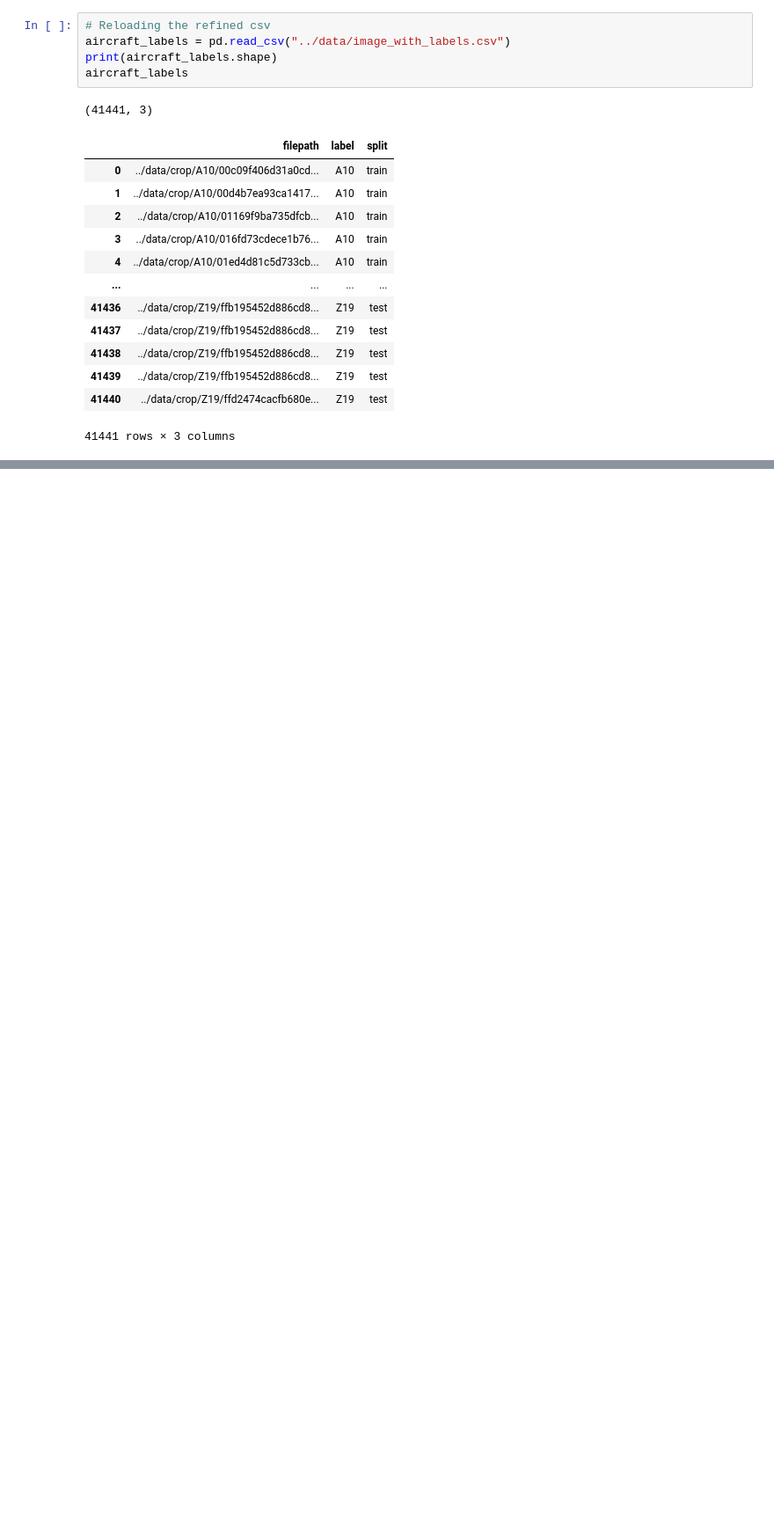
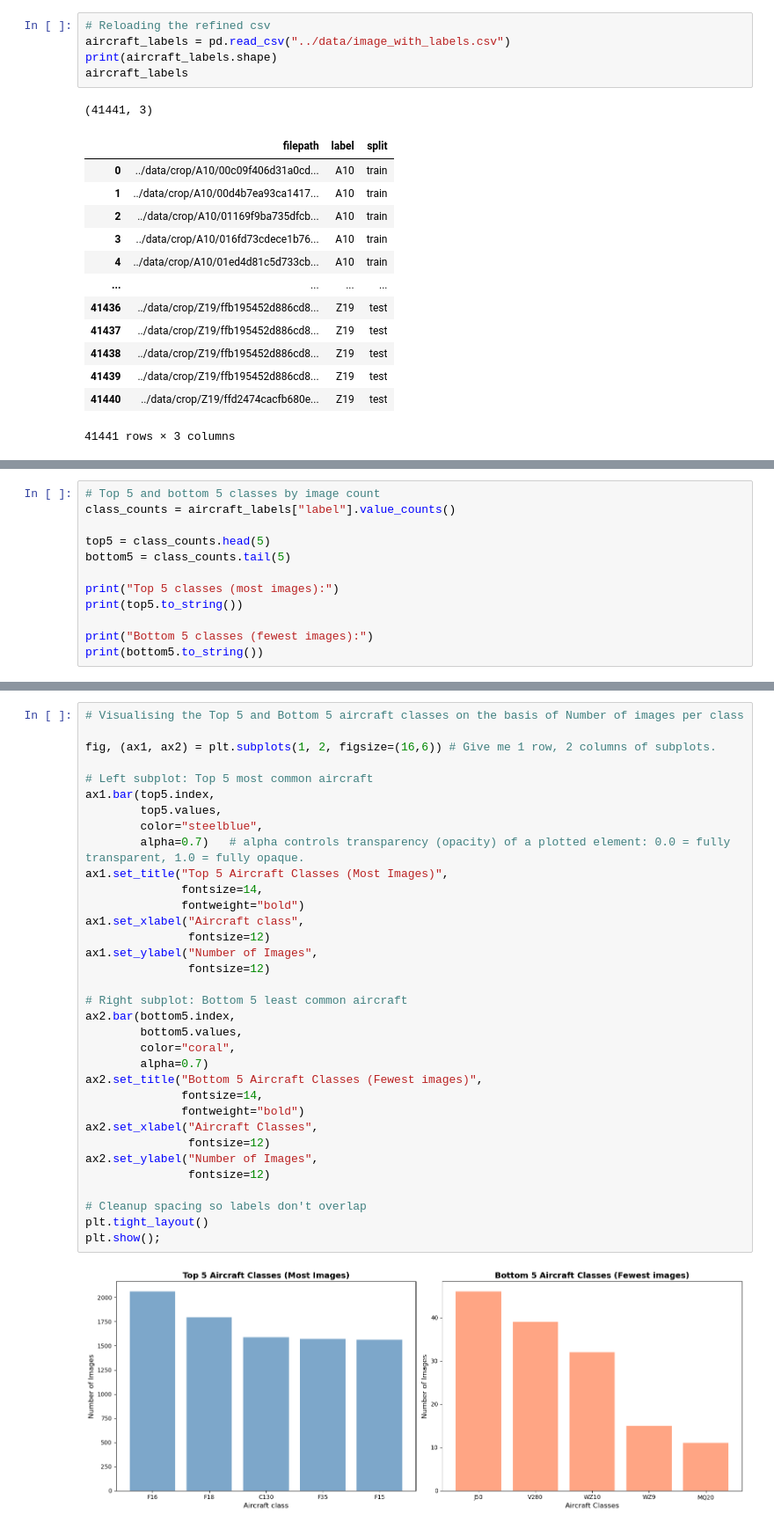
Before and after one commit to Eakempreet/ATAS_Project, a Jupyter notebook: notebooks/01_aircraft_classifier.ipynb, the cells around one changed output, grey strips where cells are left out. Shown at 88% size. Drawn from its saved outputs; the diff is of its cells as text; blank space fills up the shorter version.

```diff
--- a/notebooks/01_aircraft_classifier.ipynb
+++ b/notebooks/01_aircraft_classifier.ipynb
@@ -643,0 +649,12 @@ plt.show();
+# %%
+# Top 5 and bottom 5 classes by image count
+class_counts = aircraft_labels["label"].value_counts()
+
+top5 = class_counts.head(5)
+bottom5 = class_counts.tail(5)
+
+print("Top 5 classes (most images):")
+print(top5.to_string())
+
+print("Bottom 5 classes (fewest images):")
+print(bottom5.to_string())
@@ -643,0 +676,36 @@ plt.show();
+# %%
+# Visualising the Top 5 and Bottom 5 aircraft classes on the basis of Number of images per class
+
+fig, (ax1, ax2) = plt.subplots(1, 2, figsize=(16,6)) # Give me 1 row, 2 columns of subplots.
+
+# Left subplot: Top 5 most common aircraft
+ax1.bar(top5.index,
+        top5.values,
+        color="steelblue",
+        alpha=0.7)   # alpha controls transparency (opacity) of a plotted element: 0.0 = fully transparent, 1.0 = fully opaque.
+ax1.set_title("Top 5 Aircraft Classes (Most Images)",
+              fontsize=14,
+              fontweight="bold")
+ax1.set_xlabel("Aircraft class",
+               fontsize=12)
+ax1.set_ylabel("Number of Images",
+               fontsize=12)
+
+# Right subplot: Bottom 5 least common aircraft
+ax2.bar(bottom5.index,
+        bottom5.values,
+        color="coral",
+        alpha=0.7)
+ax2.set_title("Bottom 5 Aircraft Classes (Fewest images)",
+              fontsize=14,
+              fontweight="bold")
+ax2.set_xlabel("Aircraft Classes",
+               fontsize=12)
+ax2.set_ylabel("Number of Images",
+               fontsize=12)
+
+# Cleanup spacing so labels don't overlap
+plt.tight_layout()
+plt.show();
+# %% [output]
+[figure, added]
```
Also changed, not shown: parts of 22 cells of this notebook.
